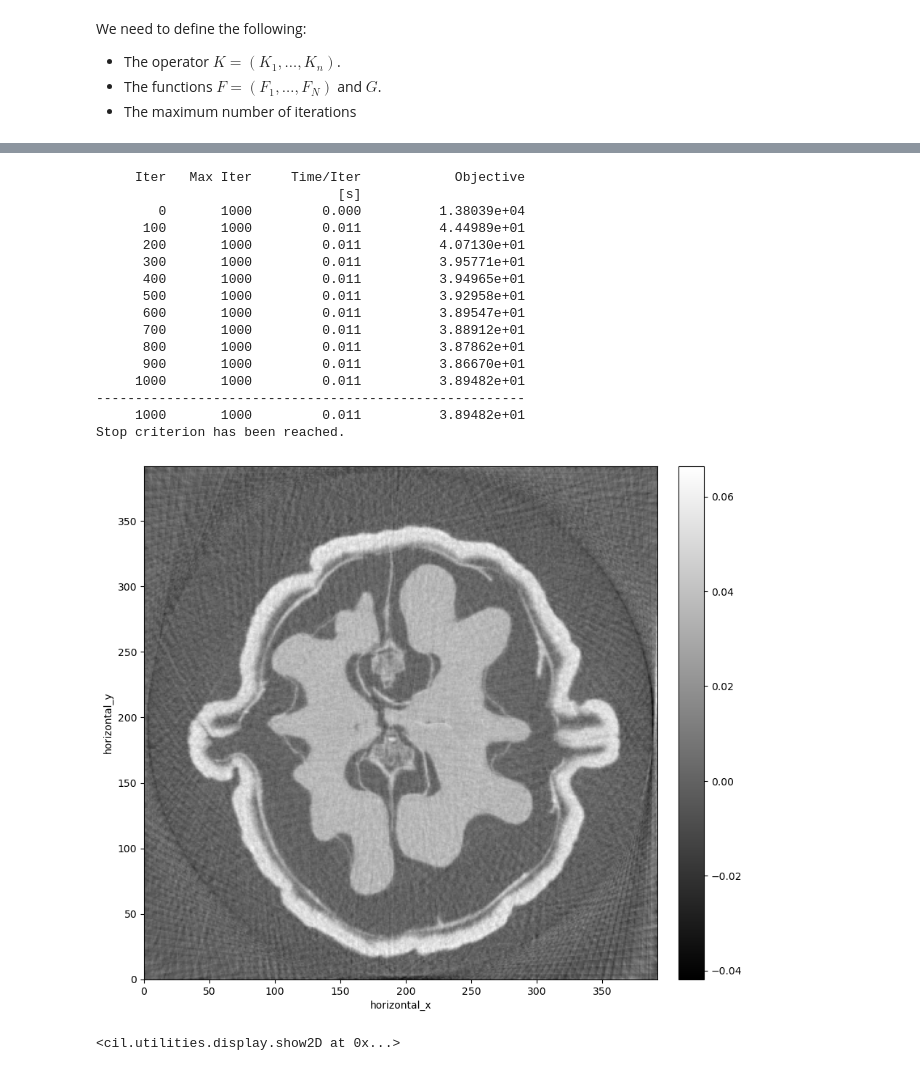
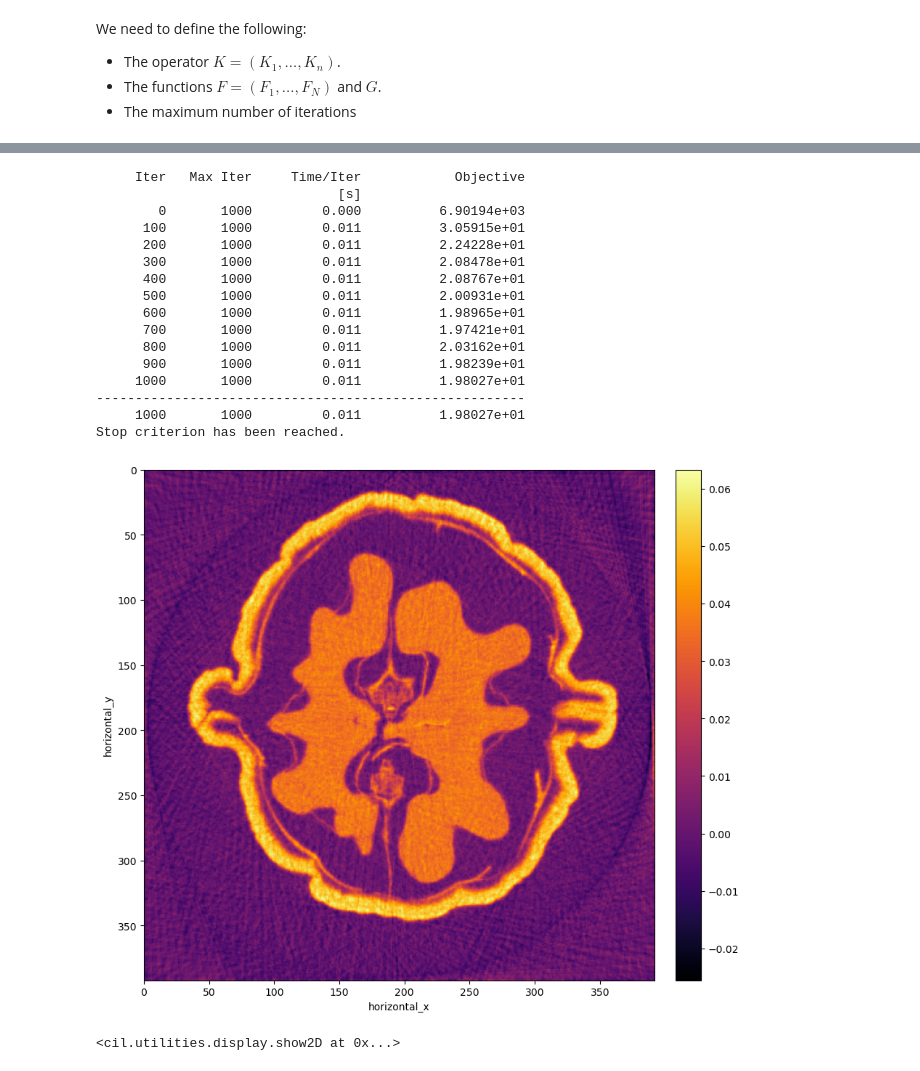
Before and after one commit to MargaretDuff/cil_test_notebooks, a Jupyter notebook: stochastic_gradients/test_SGD.ipynb, the cells around one changed output, grey strips where cells are left out. Saved outputs shown, nothing was run; the diff lists cells and outputs as text; code cells hidden in the pictures.

```diff
--- a/stochastic_gradients/test_SGD.ipynb
+++ b/stochastic_gradients/test_SGD.ipynb
@@ -95,7 +95,7 @@ We need to define the following:
 - The maximum number of iterations
 # %%
 # Define number of subsets
-n_subsets = 20
+n_subsets = 40
 
 # Initialize the lists containing the F_i's and A_i's
 f_subsets = []
@@ -113,7 +113,7 @@ for i in range(n_subsets):
     Ai = ProjectionOperator(ig2D, ageom_subset)
     A_subsets.append(Ai)
     # Define F_i and put into list
-    fi = LeastSquares(Ai, b=data_subset)
+    fi = LeastSquares(Ai, b=data_subset, c=0.5)
     f_subsets.append(fi)
 # %%
 
@@ -134,29 +163,29 @@ sampler=Sampling(n_subsets)
 # %%
 stochastic_objective=SGFunction(f_subsets,sampler)
 mySGD_LS = GD(initial=ig2D.allocate(0),
              objective_function=stochastic_objective,
              step_size=0.001,
              max_iteration=1000,
              update_objective_interval=100)
 mySGD_LS.run(1000, verbose=1)
 
-show2D(mySGD_LS.solution)
+show2D(mySGD_LS.solution, cmap="inferno", origin="upper")
 # %% [output]
      Iter   Max Iter     Time/Iter            Objective
                                [s]
-        0       1000         0.000          1.38039e+04
-      100       1000         0.011          4.44989e+01
-      200       1000         0.011          4.07130e+01
-      300       1000         0.011          3.95771e+01
-      400       1000         0.011          3.94965e+01
-      500       1000         0.011          3.92958e+01
-      600       1000         0.011          3.89547e+01
-      700       1000         0.011          3.88912e+01
-      800       1000         0.011          3.87862e+01
-      900       1000         0.011          3.86670e+01
-     1000       1000         0.011          3.89482e+01
+        0       1000         0.000          6.90194e+03
+      100       1000         0.011          3.05915e+01
+      200       1000         0.011          2.24228e+01
+      300       1000         0.011          2.08478e+01
+      400       1000         0.011          2.08767e+01
+      500       1000         0.011          2.00931e+01
+      600       1000         0.011          1.98965e+01
+      700       1000         0.011          1.97421e+01
+      800       1000         0.011          2.03162e+01
+      900       1000         0.011          1.98239e+01
+     1000       1000         0.011          1.98027e+01
 -------------------------------------------------------
-     1000       1000         0.011          3.89482e+01
+     1000       1000         0.011          1.98027e+01
 Stop criterion has been reached.
-[figure, old version]
+[figure, new version]
 <cil.utilities.display.show2D at 0x...>
```
Also changed, not shown: parts of 8 cells of this notebook.
